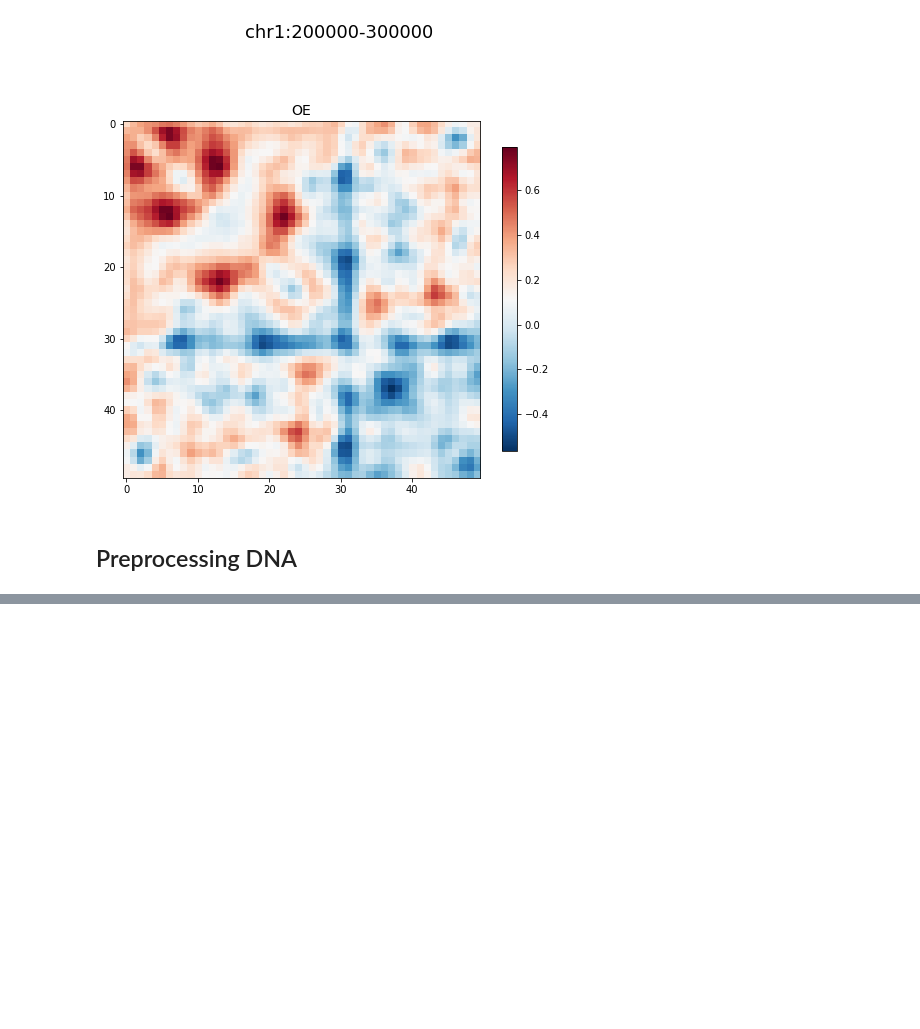
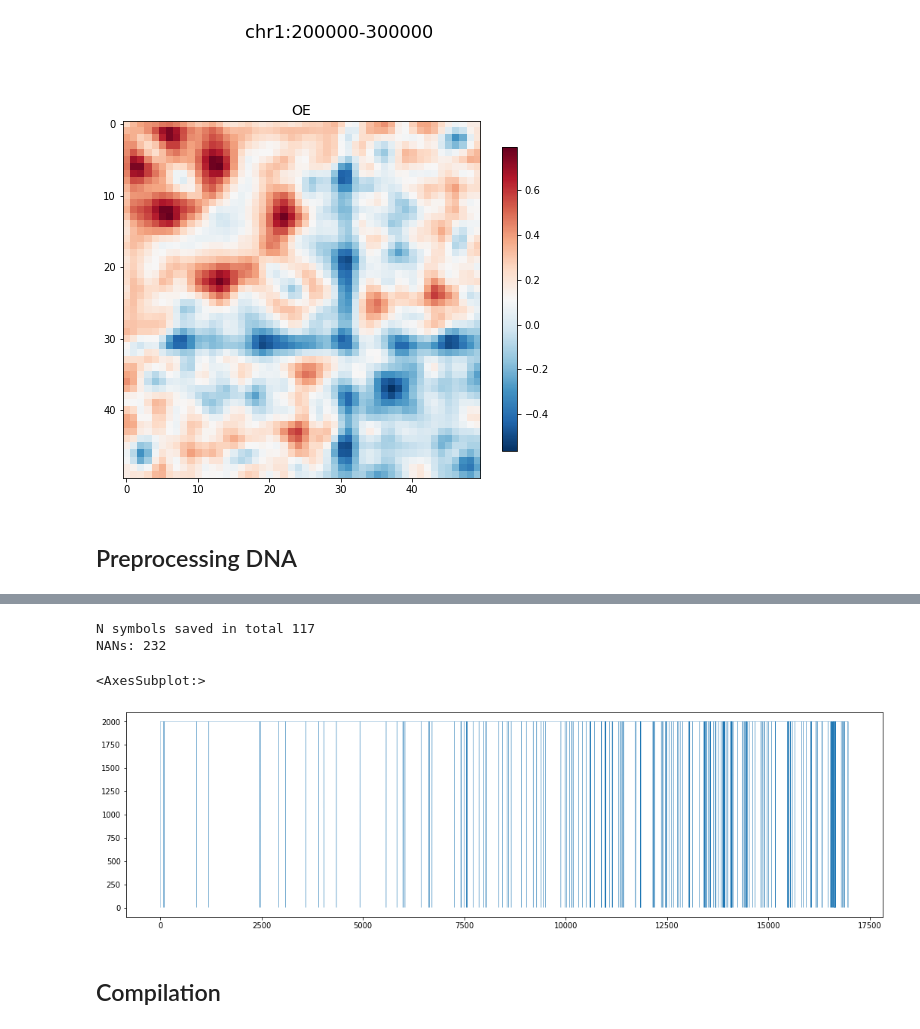
Before and after one commit to shappiron/DeepDicty, a Jupyter notebook: data.ipynb, the cells around one changed output, grey strips where cells are left out. Saved outputs shown, nothing was run; the diff lists cells and outputs as text; code cells hidden in the pictures; blank space fills up the shorter version.

```diff
--- a/data.ipynb
+++ b/data.ipynb
@@ -51,6 +51,7 @@ from tqdm.notebook import tqdm
 import pandas as pd
 import scipy
 import scipy.signal
+from collections import OrderedDict
 import cooler
 import bioframe
 import cooltools
@@ -64,7 +65,7 @@ import os
 import sys
 
 ### ----- FUNCTIONS -------
-def seq_df(df, fasta_records, mapped_only=True, return_input=True):
+def seq_df(df, fasta_records, mapped_only=True, return_input=True, thr=1):
     """
     Parameters
     ----------
@@ -98,12 +99,11 @@ def seq_df(df, fasta_records, mapped_only=True, return_input=True):
         seq = str(seq[:])
         gc = []
         for _, bin in chrom_group.iterrows():
-            s = seq[bin.start : bin.end]
+            s = seq[bin.start : bin.end].upper()
             n = 0
             if mapped_only:
                 n = s.count("N")
-                n += s.count("n")
-            gc.append(s if n == 0 else 'nan')
+            gc.append(s if n <= thr else 'nan')
         return gc
 
     out = df.groupby("chrom", sort=False).apply(_each)
@@ -233,0 +218,15 @@ Name: length, dtype: int32
+# %%
+#from https://www.ncbi.nlm.nih.gov/genome/?term=dictyostelium+discoideum
+
+dicty = bioframe.load_fasta('./genome/GCF_000004695.1_dicty_2.7_genomic.fna')
+dicty_stat = pd.read_csv('./genome/GCF_000004695.1_dicty_2.7_genomic.fna.fai', sep='\t', header=None)
+dicty_report = pd.read_csv('./genome/GCF_000004695.1_dicty_2.7_assembly_report.txt', sep='\t', skiprows=29)
+# %%
+chromsizes = Clrs[0].chromsizes.iloc[:6]
+chrom_seq_dict = OrderedDict({n:v for v,n in zip(list(dicty.values())[:6],
+                                                 list(chromsizes.keys())[:6])})
+chromosomes = list(chrom_seq_dict.keys())
+# %%
+bins = cooler.binnify(chromsizes, RESOLUTION_BINSIZE)
+seqdf = seq_df(bins, chrom_seq_dict, mapped_only=True, return_input=True, thr=20)
+#seqdf = seqdf[seqdf['SEQ'] != 'NAN'] #drop nan
@@ -233,0 +242,14 @@ Name: length, dtype: int32
+# %%
+print('N symbols saved in total %d' % seqdf.SEQ.apply(str.count, args=('N')).sum()) #count all `N`
+print('NANs: %d' % seqdf[seqdf['SEQ'] == 'nan'].shape[0])
+# %% [output]
+N symbols saved in total 117
+NANs: 232
+# %%
+plt.figure(figsize=(18,5))
+seqdf.SEQ.apply(len).plot(lw=0.3)
+# %% [output]
+<AxesSubplot:>
+[figure, added]
+# %% [markdown]
+## Compilation
```
Also changed, not shown: parts of 9 cells of this notebook.
